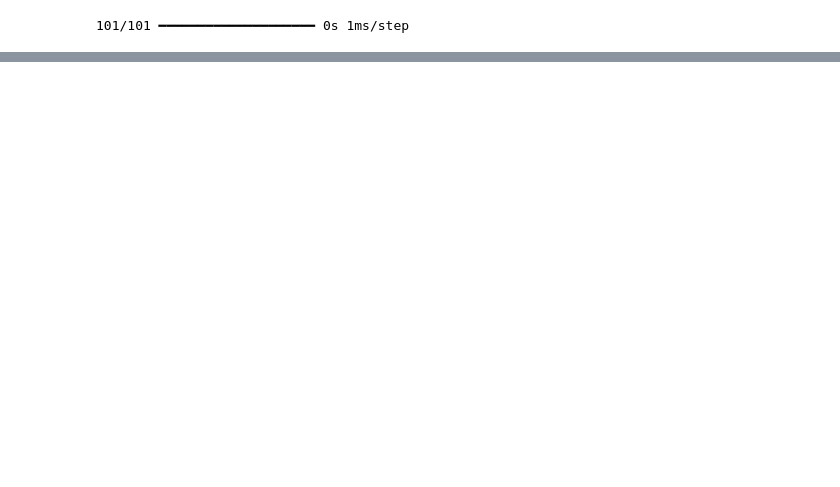
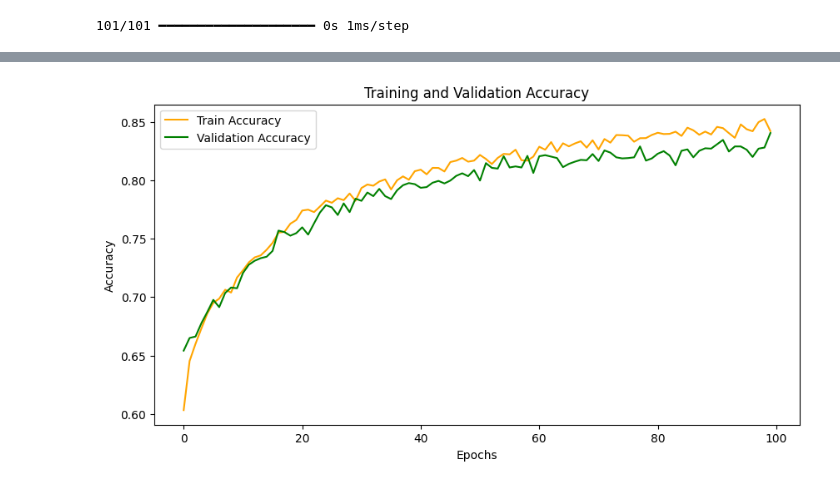
Before and after one commit to PlaidMoon99/AI_project, a Jupyter notebook: DL_loan.ipynb, the cells around one changed output, grey strips where cells are left out. Saved outputs shown, nothing was run; the diff lists cells and outputs as text; code cells hidden in the pictures; blank space fills up the shorter version.

```diff
--- a/DL_loan.ipynb
+++ b/DL_loan.ipynb
@@ -295,0 +298,12 @@ plt.show()
+# %%
+# 학습 정확성 시각화
+plt.figure(figsize=(10, 5))
+plt.plot(result.history['accuracy'], label='Train Accuracy', color='orange')
+plt.plot(result.history['val_accuracy'], label='Validation Accuracy', color='green')
+plt.title('Training and Validation Accuracy')
+plt.xlabel('Epochs')
+plt.ylabel('Accuracy')
+plt.legend()
+plt.show()
+# %% [output]
+[figure, added]
```
Also changed, not shown: parts of 19 cells of this notebook.
